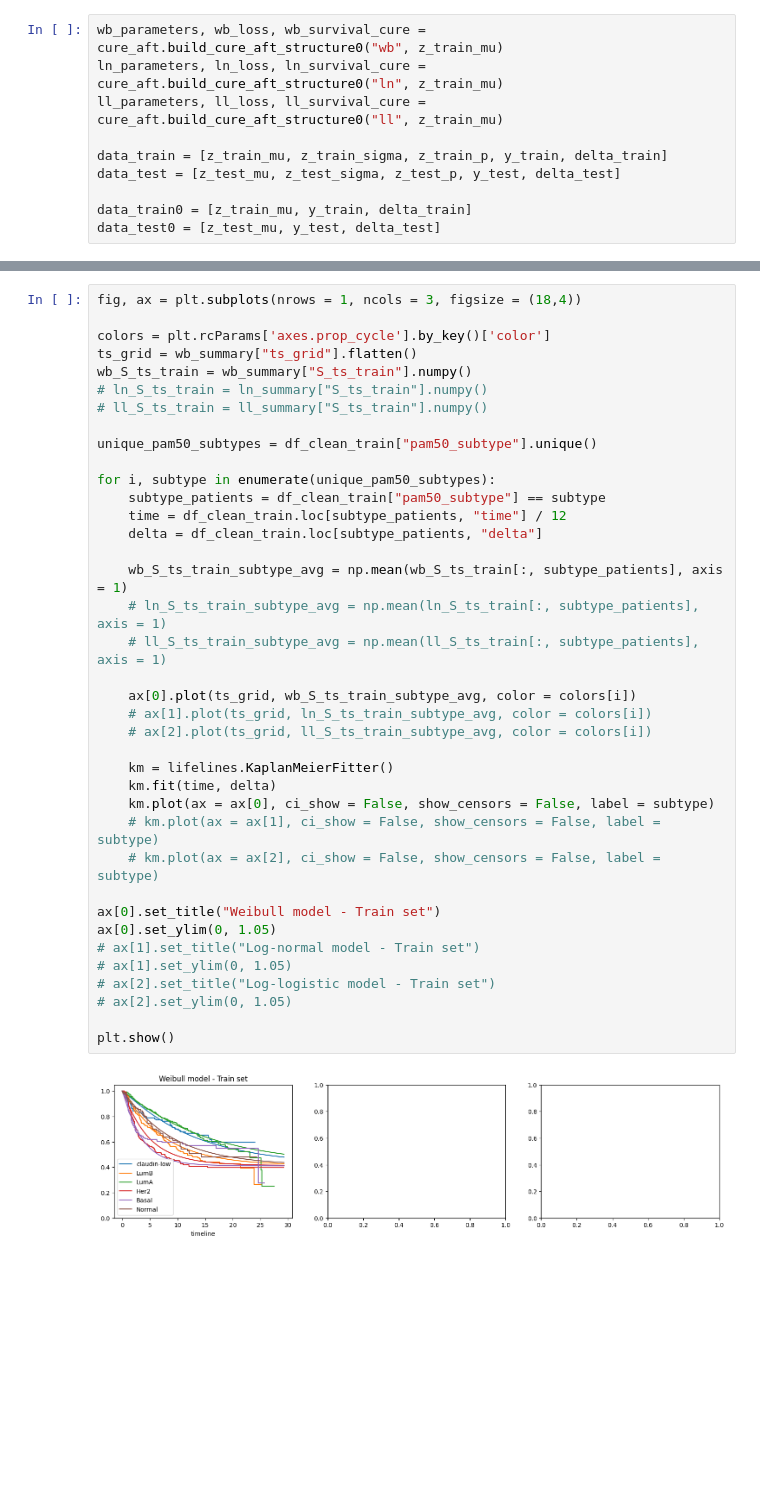
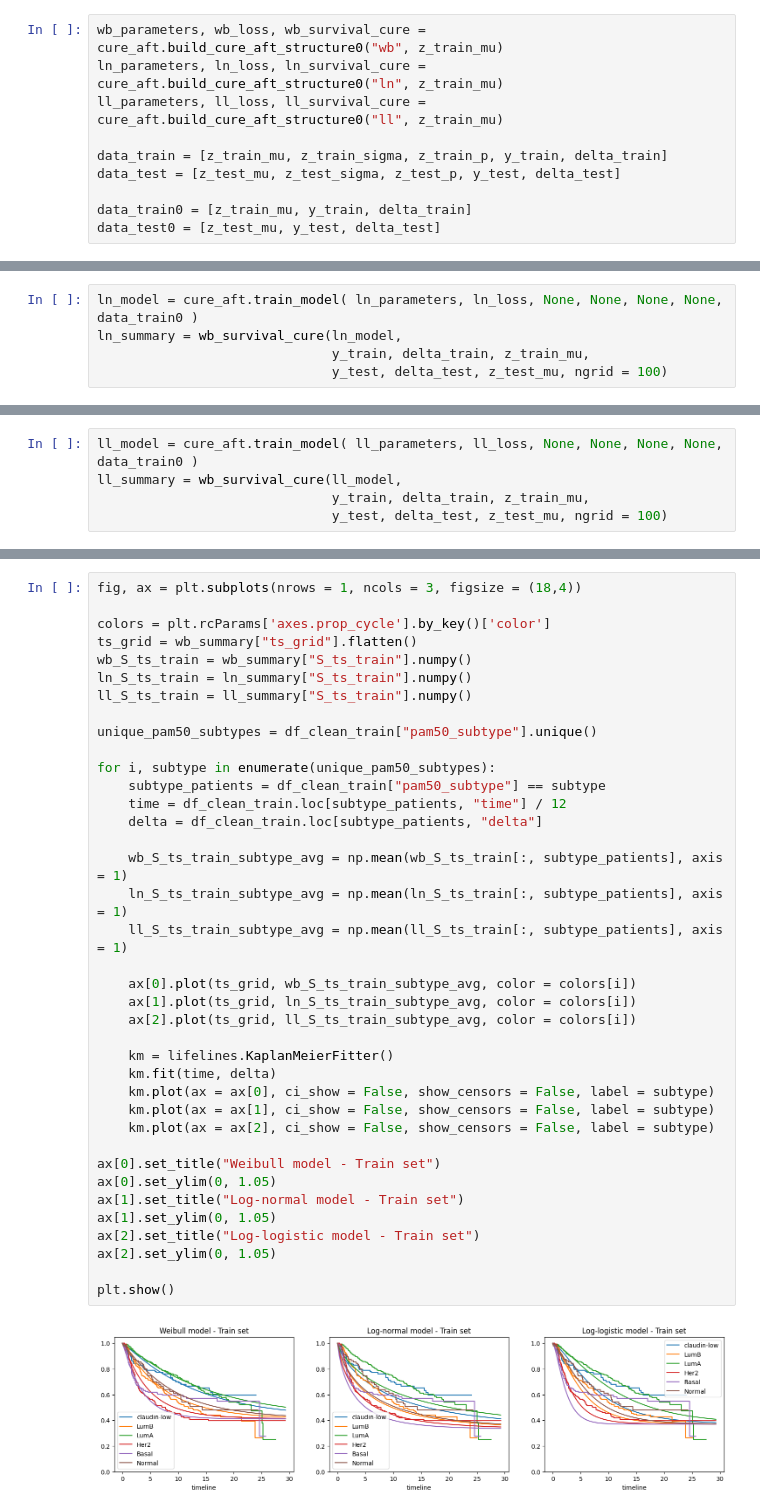
Before and after one commit to nhilariosilva/metabric_aft_models, a Jupyter notebook: notebooks/Structure0 Models.ipynb, the cells around one changed output, grey strips where cells are left out. Cells and saved outputs as stored; diff of their text form; blank space fills up the shorter version.

```diff
--- a/notebooks/Structure0 Models.ipynb
+++ b/notebooks/Structure0 Models.ipynb
@@ -123,0 +130,5 @@ Optimization finished in 9.348 seconds.
+# %%
+ln_model = cure_aft.train_model( ln_parameters, ln_loss, None, None, None, None, data_train0 )
+ln_summary = wb_survival_cure(ln_model,
+                              y_train, delta_train, z_train_mu,
+                              y_test, delta_test, z_test_mu, ngrid = 100)
@@ -123,0 +146,5 @@ Optimization finished in 9.348 seconds.
+# %%
+ll_model = cure_aft.train_model( ll_parameters, ll_loss, None, None, None, None, data_train0 )
+ll_summary = wb_survival_cure(ll_model,
+                              y_train, delta_train, z_train_mu,
+                              y_test, delta_test, z_test_mu, ngrid = 100)
@@ -178,40 +254,40 @@ pd.options.display.float_format = None
 # %%
 fig, ax = plt.subplots(nrows = 1, ncols = 3, figsize = (18,4))
 
 colors = plt.rcParams['axes.prop_cycle'].by_key()['color']
 ts_grid = wb_summary["ts_grid"].flatten()
 wb_S_ts_train = wb_summary["S_ts_train"].numpy()
-# ln_S_ts_train = ln_summary["S_ts_train"].numpy()
-# ll_S_ts_train = ll_summary["S_ts_train"].numpy()
+ln_S_ts_train = ln_summary["S_ts_train"].numpy()
+ll_S_ts_train = ll_summary["S_ts_train"].numpy()
 
 unique_pam50_subtypes = df_clean_train["pam50_subtype"].unique()
 
 for i, subtype in enumerate(unique_pam50_subtypes):
     subtype_patients = df_clean_train["pam50_subtype"] == subtype
     time = df_clean_train.loc[subtype_patients, "time"] / 12
     delta = df_clean_train.loc[subtype_patients, "delta"]
 
     wb_S_ts_train_subtype_avg = np.mean(wb_S_ts_train[:, subtype_patients], axis = 1)
-    # ln_S_ts_train_subtype_avg = np.mean(ln_S_ts_train[:, subtype_patients], axis = 1)
-    # ll_S_ts_train_subtype_avg = np.mean(ll_S_ts_train[:, subtype_patients], axis = 1)
+    ln_S_ts_train_subtype_avg = np.mean(ln_S_ts_train[:, subtype_patients], axis = 1)
+    ll_S_ts_train_subtype_avg = np.mean(ll_S_ts_train[:, subtype_patients], axis = 1)
 
     ax[0].plot(ts_grid, wb_S_ts_train_subtype_avg, color = colors[i])
-    # ax[1].plot(ts_grid, ln_S_ts_train_subtype_avg, color = colors[i])
-    # ax[2].plot(ts_grid, ll_S_ts_train_subtype_avg, color = colors[i])
+    ax[1].plot(ts_grid, ln_S_ts_train_subtype_avg, color = colors[i])
+    ax[2].plot(ts_grid, ll_S_ts_train_subtype_avg, color = colors[i])
 
     km = lifelines.KaplanMeierFitter()
     km.fit(time, delta)
     km.plot(ax = ax[0], ci_show = False, show_censors = False, label = subtype)
-    # km.plot(ax = ax[1], ci_show = False, show_censors = False, label = subtype)
-    # km.plot(ax = ax[2], ci_show = False, show_censors = False, label = subtype)
+    km.plot(ax = ax[1], ci_show = False, show_censors = False, label = subtype)
+    km.plot(ax = ax[2], ci_show = False, show_censors = False, label = subtype)
 
 ax[0].set_title("Weibull model - Train set")
 ax[0].set_ylim(0, 1.05)
-# ax[1].set_title("Log-normal model - Train set")
-# ax[1].set_ylim(0, 1.05)
-# ax[2].set_title("Log-logistic model - Train set")
-# ax[2].set_ylim(0, 1.05)
+ax[1].set_title("Log-normal model - Train set")
+ax[1].set_ylim(0, 1.05)
+ax[2].set_title("Log-logistic model - Train set")
+ax[2].set_ylim(0, 1.05)
 
 plt.show()
 # %% [output]
-[figure, old version]
+[figure, new version]
```
Also changed, not shown: parts of 8 cells of this notebook, 58 other files.
